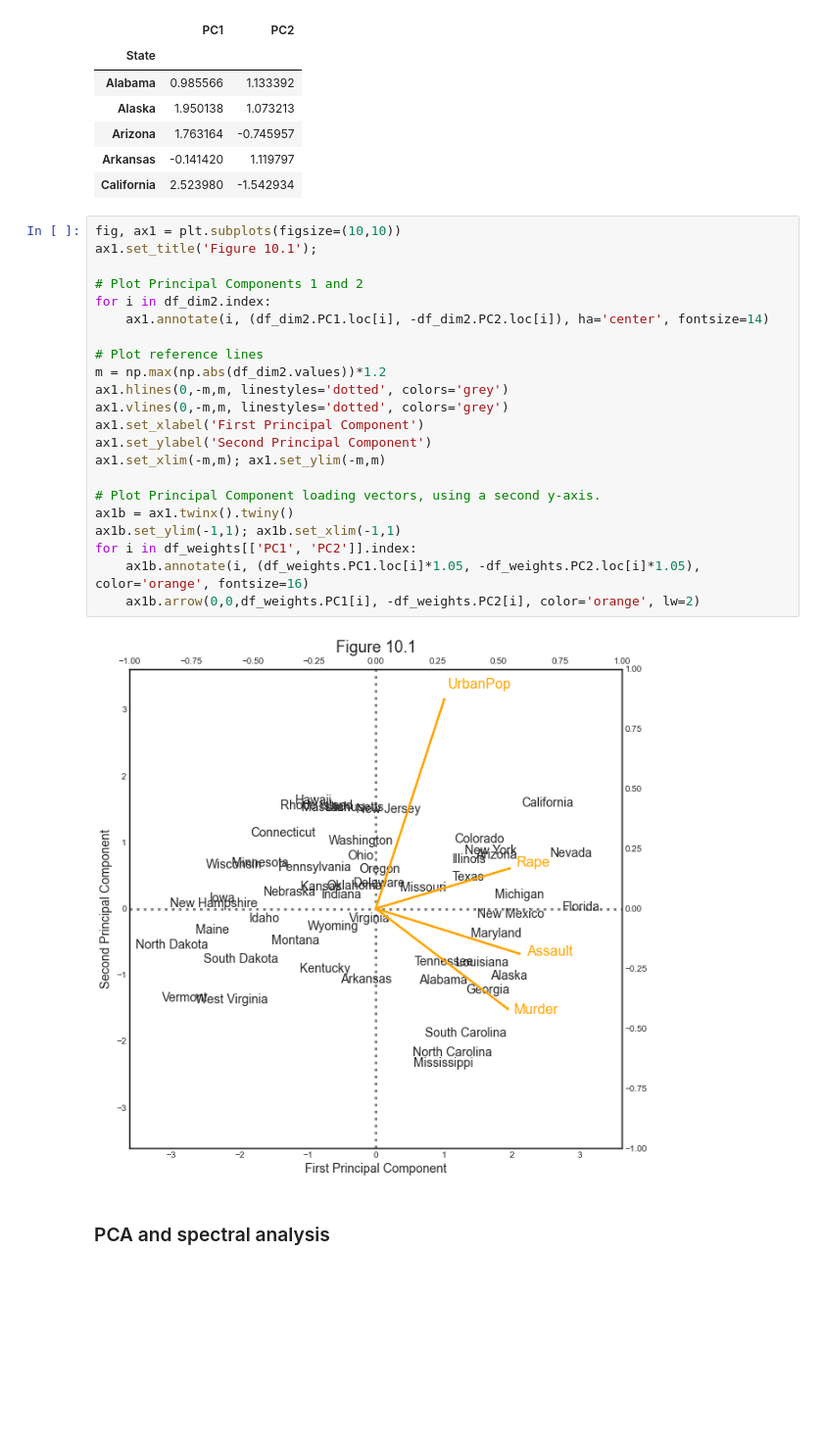
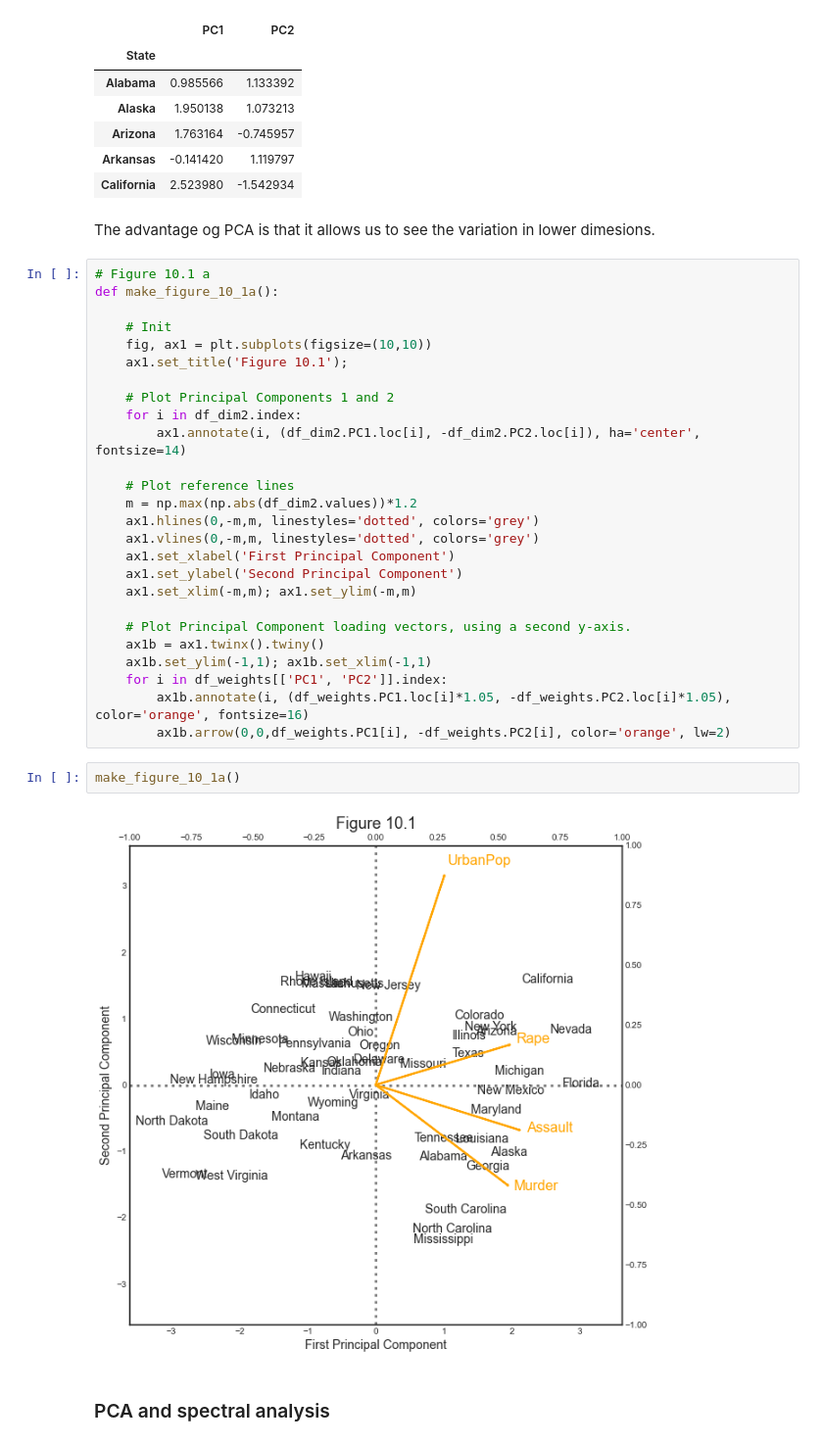
Before and after one commit to matteocourthoud/Machine-Learning-for-Economic-Analysis, a Jupyter notebook: notebooks/10-unsupervised.ipynb, the cells around one changed output. Shown: that part at 98% size. Drawn from its saved outputs; the diff is of its cells as text; blank space fills up the shorter version.

```diff
--- a/notebooks/10-unsupervised.ipynb
+++ b/notebooks/10-unsupervised.ipynb
@@ -115,30 +127,38 @@ df_dim2.head()
 | Arizona | 1.763164 | -0.745957 |
 | Arkansas | -0.141420 | 1.119797 |
 | California | 2.523980 | -1.542934 |
+# %% [markdown]
+The advantage og PCA is that it allows us to see the variation in lower dimesions.
 # %%
-fig, ax1 = plt.subplots(figsize=(10,10))
-ax1.set_title('Figure 10.1');
+# Figure 10.1 a
+def make_figure_10_1a():
 
-# Plot Principal Components 1 and 2
-for i in df_dim2.index:
-    ax1.annotate(i, (df_dim2.PC1.loc[i], -df_dim2.PC2.loc[i]), ha='center', fontsize=14)
+    # Init
+    fig, ax1 = plt.subplots(figsize=(10,10))
+    ax1.set_title('Figure 10.1');
 
-# Plot reference lines
-m = np.max(np.abs(df_dim2.values))*1.2
-ax1.hlines(0,-m,m, linestyles='dotted', colors='grey')
-ax1.vlines(0,-m,m, linestyles='dotted', colors='grey')
-ax1.set_xlabel('First Principal Component')
-ax1.set_ylabel('Second Principal Component')
-ax1.set_xlim(-m,m); ax1.set_ylim(-m,m)
+    # Plot Principal Components 1 and 2
+    for i in df_dim2.index:
+        ax1.annotate(i, (df_dim2.PC1.loc[i], -df_dim2.PC2.loc[i]), ha='center', fontsize=14)
 
-# Plot Principal Component loading vectors, using a second y-axis.
-ax1b = ax1.twinx().twiny()
-ax1b.set_ylim(-1,1); ax1b.set_xlim(-1,1)
-for i in df_weights[['PC1', 'PC2']].index:
-    ax1b.annotate(i, (df_weights.PC1.loc[i]*1.05, -df_weights.PC2.loc[i]*1.05), color='orange', fontsize=16)
-    ax1b.arrow(0,0,df_weights.PC1[i], -df_weights.PC2[i], color='orange', lw=2)
+    # Plot reference lines
+    m = np.max(np.abs(df_dim2.values))*1.2
+    ax1.hlines(0,-m,m, linestyles='dotted', colors='grey')
+    ax1.vlines(0,-m,m, linestyles='dotted', colors='grey')
+    ax1.set_xlabel('First Principal Component')
+    ax1.set_ylabel('Second Principal Component')
+    ax1.set_xlim(-m,m); ax1.set_ylim(-m,m)
+
+    # Plot Principal Component loading vectors, using a second y-axis.
+    ax1b = ax1.twinx().twiny()
+    ax1b.set_ylim(-1,1); ax1b.set_xlim(-1,1)
+    for i in df_weights[['PC1', 'PC2']].index:
+        ax1b.annotate(i, (df_weights.PC1.loc[i]*1.05, -df_weights.PC2.loc[i]*1.05), color='orange', fontsize=16)
+        ax1b.arrow(0,0,df_weights.PC1[i], -df_weights.PC2[i], color='orange', lw=2)
-# %% [output]
-[figure, removed]
+# %%
+make_figure_10_1a()
+# %% [output]
+[figure, added]
 # %% [markdown]
 ### PCA and spectral analysis
 # %% [markdown]
```
Also changed, not shown: parts of 54 cells of this notebook, 5 other files.
